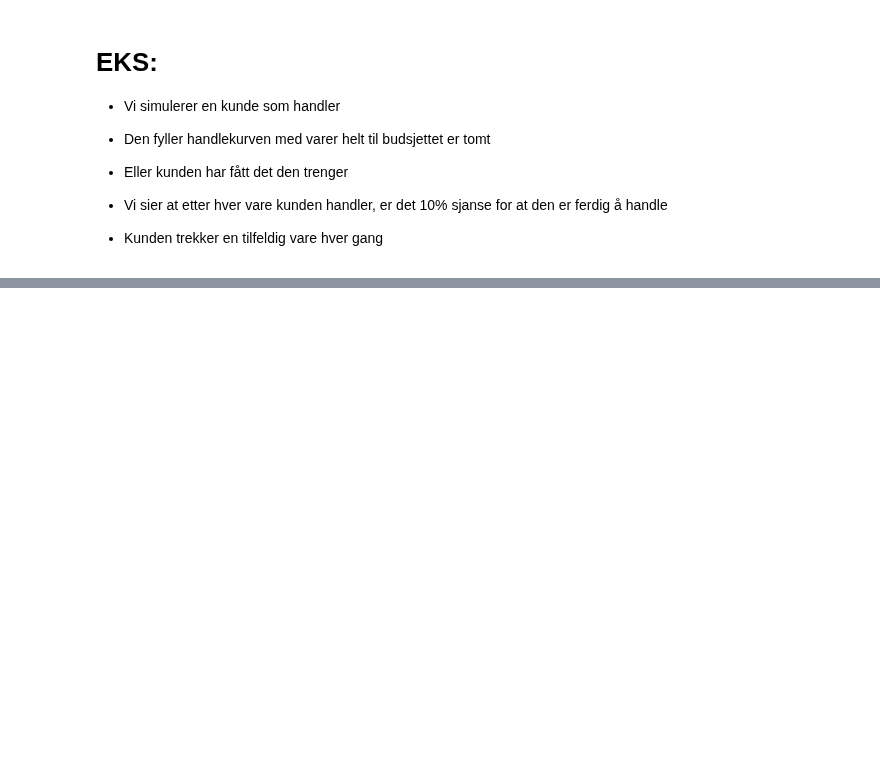
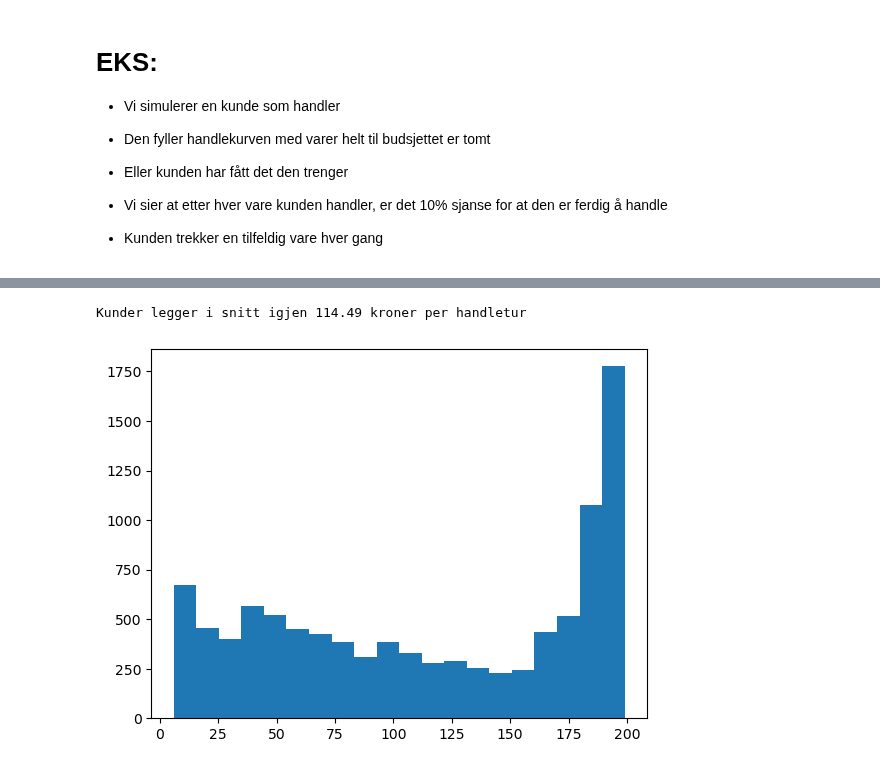
Before and after one commit to jonasjul/IIRA2001H24, a Jupyter notebook: 4-Data-og-Simulering/Tilfeldighet-While.ipynb, the cells around one changed output, grey strips where cells are left out. Cells and saved outputs as stored; diff of their text form; code cells hidden in the pictures; blank space fills up the shorter version.

```diff
--- a/4-Data-og-Simulering/Tilfeldighet-While.ipynb
+++ b/4-Data-og-Simulering/Tilfeldighet-While.ipynb
@@ -176,0 +180,15 @@ Da er det igjen 7.0 kroner i budsjettet
+# %%
+pengebruk = []
+n = 10000
+for _ in range(n):
+    kundens_pengebruk = simuler_handling()
+    pengebruk.append(kundens_pengebruk)
+
+snitt = sum(pengebruk)/n
+print(f"Kunder legger i snitt igjen {snitt:.2f} kroner per handletur")
+
+plt.hist(pengebruk, 20)
+plt.show()
+# %% [output]
+Kunder legger i snitt igjen 114.49 kroner per handletur
+[figure, added]
```
Also changed, not shown: parts of 2 cells of this notebook.
